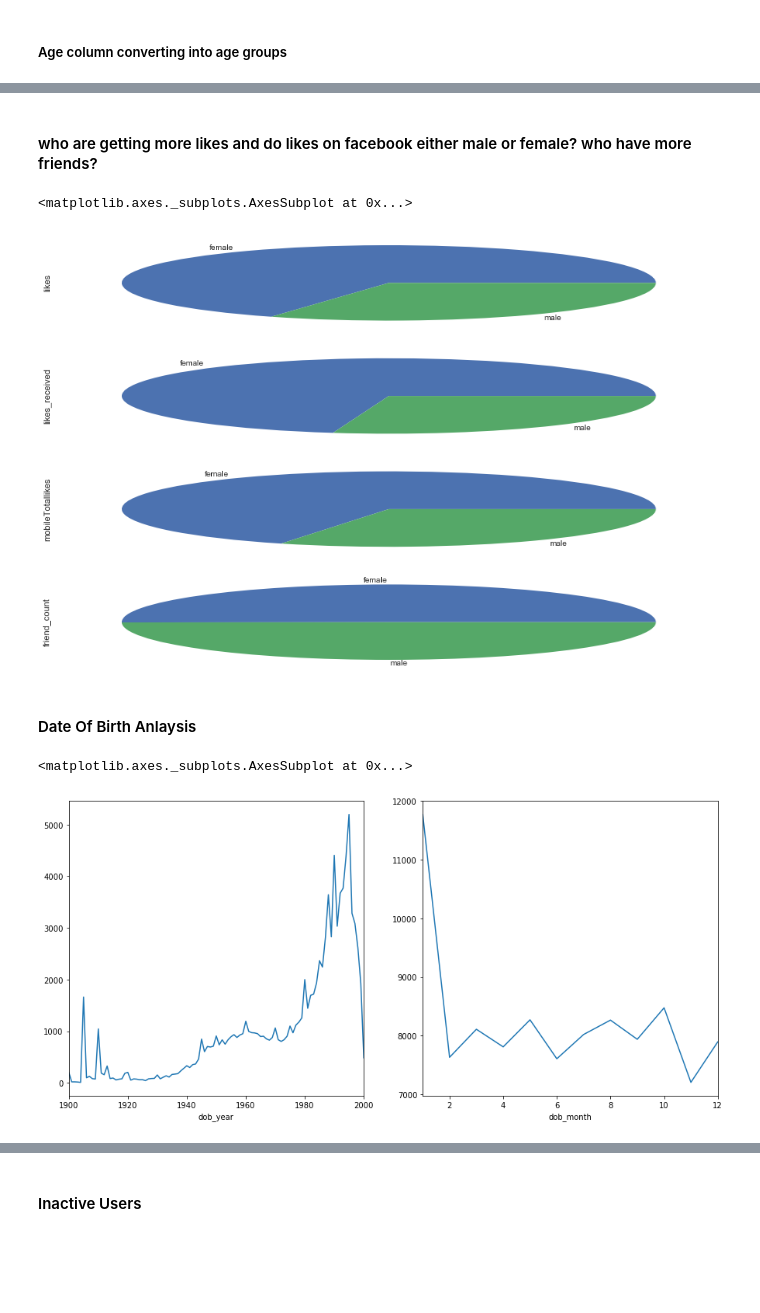
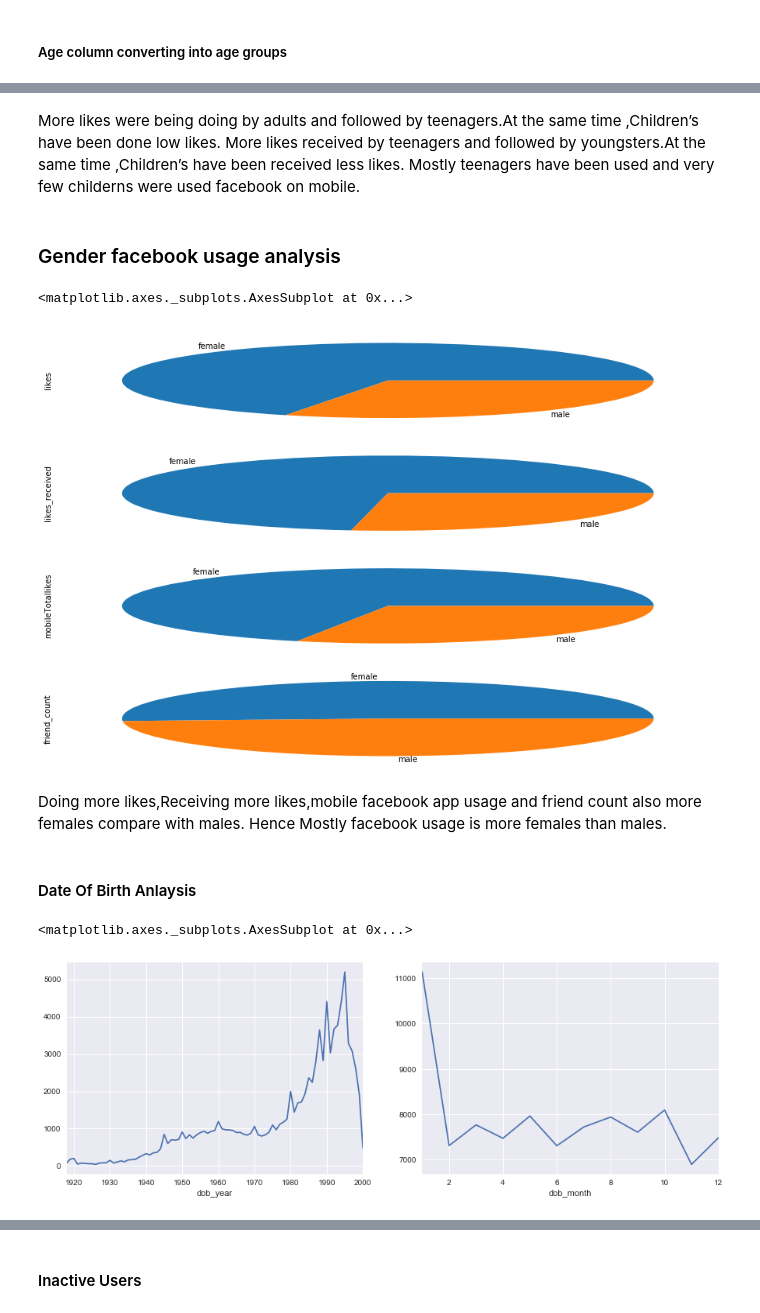
Before and after one commit to EdukondaluK/Facebook_Data, a Jupyter notebook: Facebook_data.ipynb, the cells around one changed output, grey strips where cells are left out. Drawn from its saved outputs; the diff is of its cells as text; code cells hidden in the pictures; blank space fills up the shorter version.

```diff
--- a/Facebook_data.ipynb
+++ b/Facebook_data.ipynb
@@ -83,0 +100,10 @@ memory usage: 12.1+ MB
+# %%
+ageOutliers=[]
+O_indices=[]
+q1=np.percentile(df['age'],25)
+q3=np.percentile(df['age'],75)
+IQR = (q3-q1)*1.5
+ageOutliers=df[((df['age']>q3+IQR) | (df['age'] < q1-IQR))]
+O_indices=ageOutliers.index
+df1=df.drop(df.index[O_indices])
+df1.info()
@@ -136,24 +184,32 @@ axes[2].set_title('MobileData',color='r')
-# %% [markdown]
-#### who are getting more likes and do likes on facebook either male or female? who have more friends?
+# %% [markdown]
+More likes were being doing by adults and followed by teenagers.At the same time ,Children’s have been done low likes.
+More likes received by teenagers and followed by youngsters.At the same time ,Children’s have been received less likes.
+Mostly teenagers have been used and very few childerns were used facebook on mobile.
+# %% [markdown]
+### Gender facebook usage analysis
 # %%
 fig,axes=plt.subplots(figsize=(15,10),nrows=4,ncols=1)
-doLikes = df.groupby(['gender'])['likes'].sum()
+doLikes = df1.groupby(['gender'])['likes'].sum()
 doLikes.plot.pie(ax=axes[0])
-ReceivedLikes = df.groupby(['gender'])['likes_received'].sum()
+ReceivedLikes = df1.groupby(['gender'])['likes_received'].sum()
 ReceivedLikes.plot.pie(ax=axes[1])
-MobileUsage=df.groupby(['gender'])['mobileTotallikes'].sum()
+MobileUsage=df1.groupby(['gender'])['mobileTotallikes'].sum()
 MobileUsage.plot.pie(ax=axes[2])
-friendsCount=df.groupby(['gender'])['friend_count'].sum()
+friendsCount=df1.groupby(['gender'])['friend_count'].sum()
 friendsCount.plot.pie(ax=axes[3])
 # %% [output]
 <matplotlib.axes._subplots.AxesSubplot at 0x...>
-[figure, old version]
+[figure, new version]
+# %% [markdown]
+Doing more likes,Receiving more likes,mobile facebook app usage and friend count also more females compare with males.
+Hence Mostly facebook usage is more females than males.
 # %% [markdown]
 #### Date Of Birth Anlaysis
 # %%
-fig,axes=plt.subplots(nrows=1,ncols=2,figsize=(15,7))
-df.groupby(['dob_year'])['userid'].count().plot(ax=axes[0])
-df.groupby(['dob_month'])['userid'].count().plot(ax=axes[1])
+%matplotlib inline
+fig,axes=plt.subplots(nrows=1,ncols=2,figsize=(15,5))
+df1.groupby(['dob_year'])['userid'].count().plot(ax=axes[0])
+df1.groupby(['dob_month'])['userid'].count().plot(ax=axes[1])
 # %% [output]
 <matplotlib.axes._subplots.AxesSubplot at 0x...>
-[figure, old version]
+[figure, new version]
```
Also changed, not shown: parts of 16 cells of this notebook.
